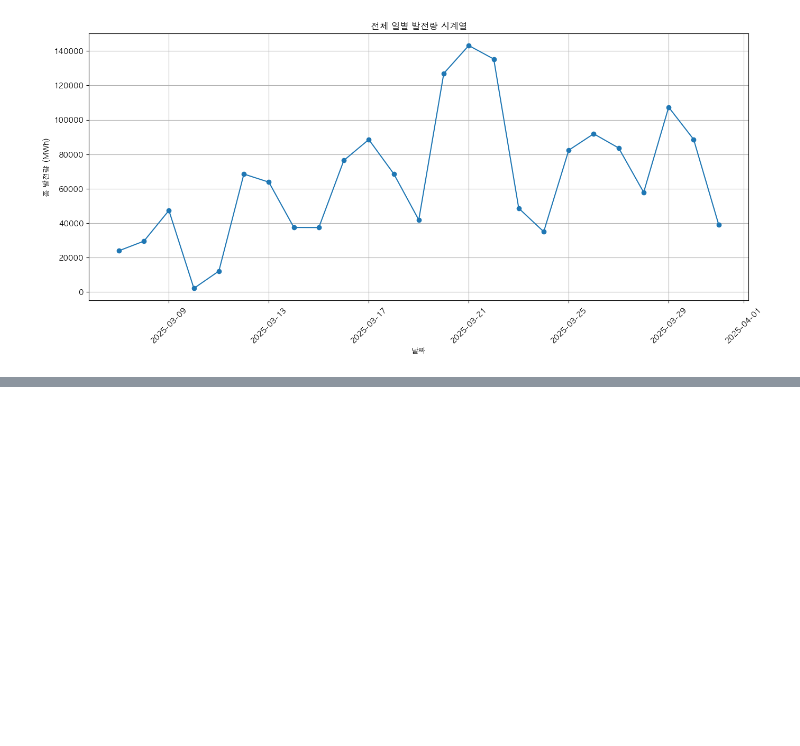
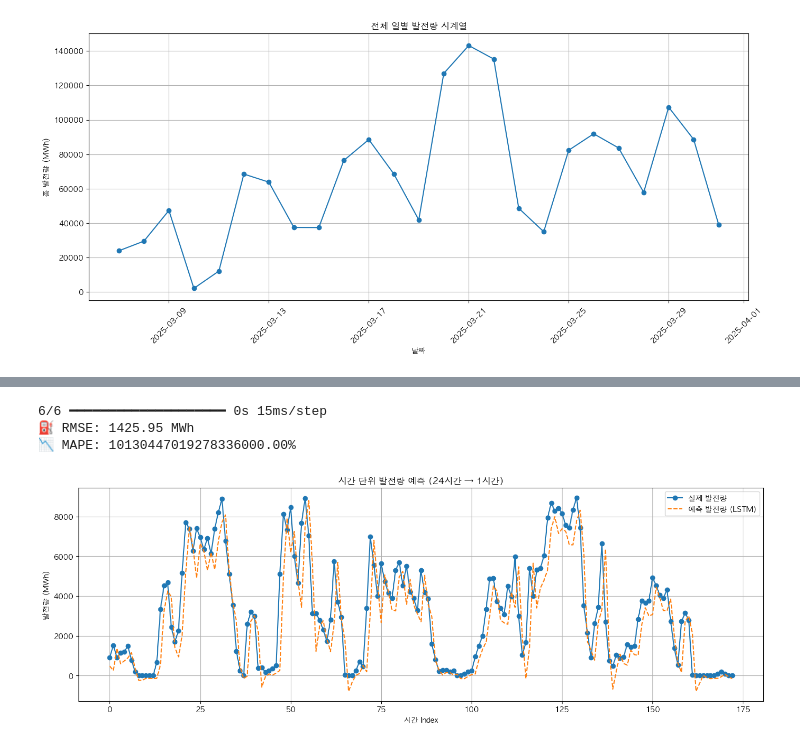
Before and after one commit to moool01/HIU_WIND, a Jupyter notebook: test.ipynb, the cells around one changed output, grey strips where cells are left out. Drawn from its saved outputs; the diff is of its cells as text; code cells hidden in the pictures; blank space fills up the shorter version.

```diff
--- a/test.ipynb
+++ b/test.ipynb
@@ -326,0 +340,71 @@ plt.show()
+# %%
+import pandas as pd
+import numpy as np
+import matplotlib.pyplot as plt
+from sklearn.preprocessing import MinMaxScaler
+from sklearn.metrics import mean_squared_error, mean_absolute_percentage_error
+from tensorflow.keras.models import Sequential
+from tensorflow.keras.layers import LSTM, Dense
+
+
+# 2. 시간 단위로 정렬
+df = df.sort_values('시각')
+
+# # 3. 정규화
+# scaler = MinMaxScaler()
+# scaled = scaler.fit_transform(df[['발전량(MWh)']])
+
+# 4. 시계열 입력 (24시간 → 다음 1시간)
+def create_sequences(data, window_size=24):
+    X, y = [], []
+    for i in range(len(data) - window_size):
+        X.append(data[i:i+window_size])
+        y.append(data[i+window_size])
+    return np.array(X), np.array(y)
+
+X, y = create_sequences(scaled, window_size=24)
+
+# 5. 학습/테스트 split (70:30)
+split = int(len(X) * 0.7)
+X_train, X_test = X[:split], X[split:]
+y_train, y_test = y[:split], y[split:]
+
+# 6. LSTM 모델 구성
+model = Sequential()
+model.add(LSTM(64, activation='relu', input_shape=(24, 1)))
+model.add(Dense(1))
+model.compile(optimizer='adam', loss='mse')
+
+# 7. 학습
+model.fit(X_train, y_train, epochs=50, verbose=0)
+
+# 8. 예측
+y_pred = model.predict(X_test)
+
+# 9. 역정규화
+y_pred_inv = scaler.inverse_transform(y_pred)
+y_test_inv = scaler.inverse_transform(y_test)
+
+# 10. 성능 평가
+rmse = np.sqrt(mean_squared_error(y_test_inv, y_pred_inv))
+mape = mean_absolute_percentage_error(y_test_inv, y_pred_inv) * 100
+
+print(f'⛽ RMSE: {rmse:.2f} MWh')
+print(f'📉 MAPE: {mape:.2f}%')
+
+# 11. 시각화
+plt.figure(figsize=(14, 5))
+plt.plot(y_test_inv, label='실제 발전량', marker='o')
+plt.plot(y_pred_inv, label='예측 발전량 (LSTM)', linestyle='--')
+plt.title('시간 단위 발전량 예측 (24시간 → 1시간)')
+plt.xlabel('시간 Index')
+plt.ylabel('발전량 (MWh)')
+plt.legend()
+plt.grid(True)
+plt.tight_layout()
+plt.show()
+# %% [output]
+6/6 ━━━━━━━━━━━━━━━━━━━━ 0s 15ms/step
+⛽ RMSE: 1425.95 MWh
+📉 MAPE: 10130447019278336000.00%
+[figure, added]
```
Also changed, not shown: parts of 1 cell of this notebook, 2 other files.
